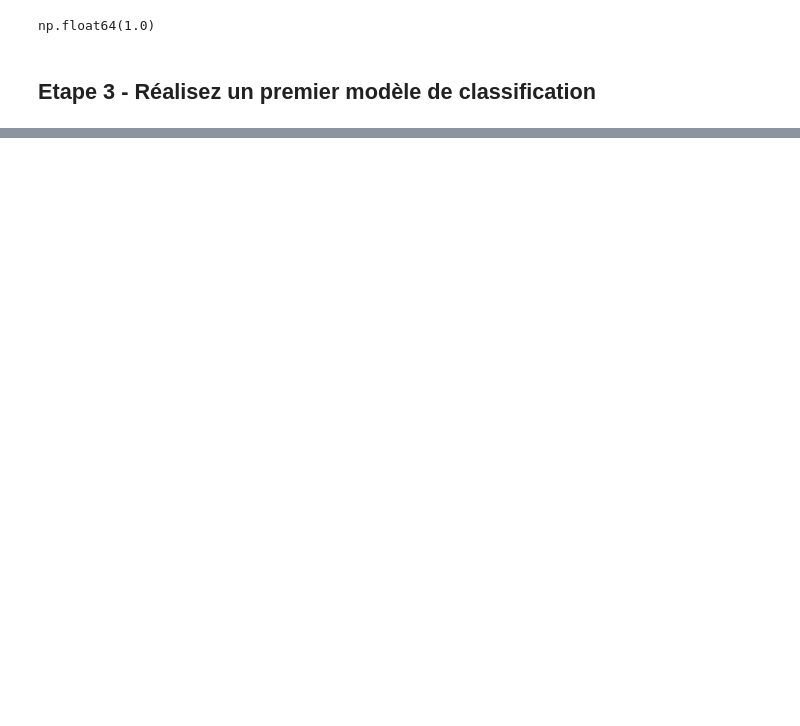
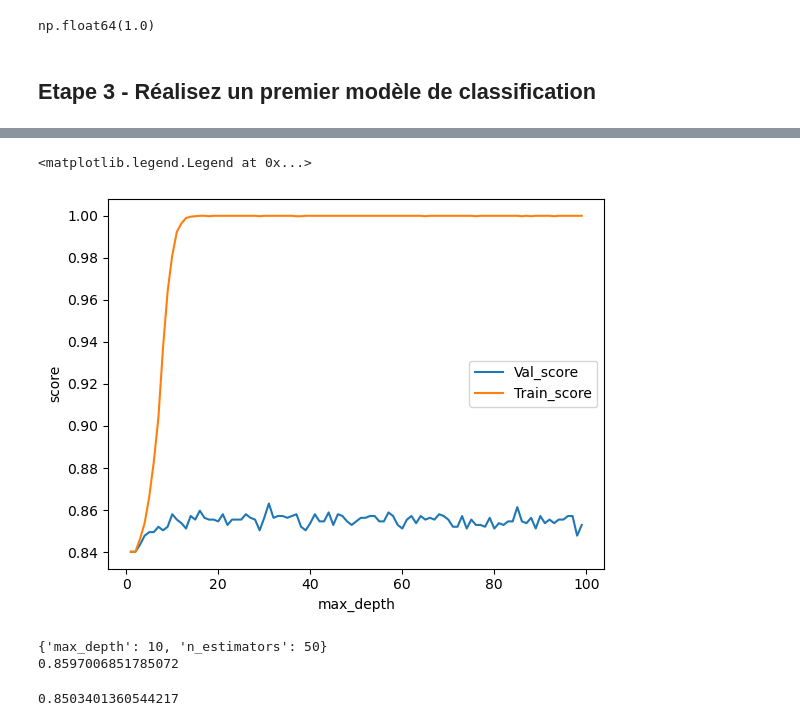
Before and after one commit to wad974/PROJET_4_IA_ENGINEER, a Jupyter notebook: notebook.ipynb, the cells around one changed output, grey strips where cells are left out. Saved outputs shown, nothing was run; the diff lists cells and outputs as text; code cells hidden in the pictures; blank space fills up the shorter version.

```diff
--- a/notebook.ipynb
+++ b/notebook.ipynb
@@ -395,0 +433,7 @@ np.float64(1.0)
+# %%
+model = RandomForestClassifier()
+index = np.arange(0, 100)
+train_score, val_score = validation_curve(model, X_train, y_train, param_name='max_depth', param_range=index, cv=5)
+print('val_score : ', val_score.shape)
+print('val_score : ', train_score.shape)
+print('val_score : ', val_score.mean(axis=1))
@@ -395,0 +460,40 @@ np.float64(1.0)
+# %%
+plt.plot(index, val_score.mean(axis=1), label='Val_score')
+plt.plot(index, train_score.mean(axis=1), label='Train_score')
+
+plt.ylabel('score')
+plt.xlabel('max_depth')
+
+plt.legend()
+# %% [output]
+<matplotlib.legend.Legend at 0x...>
+[figure, added]
+# %%
+# avant de commencer on récupere les bon hyper parametres avec gridSearchCV
+from sklearn.model_selection import GridSearchCV
+import numpy as np
+'''
+param_grid = {
+    'max_depth': np.arange(1, 50),
+    'n_estimators': np.arange(1, 50),
+}'''
+param_grid = {
+    'max_depth': [3, 5, 10, 15, 20, None],
+    'n_estimators': [50, 100, 200]
+}
+
+grid = GridSearchCV(
+    RandomForestClassifier(random_state=42),
+    param_grid=param_grid,
+    cv=5,
+    scoring='accuracy',
+    n_jobs=-1
+)
+
+grid.fit(X_train, y_train)
+
+print(grid.best_params_)
+print(grid.best_score_)
+# %% [output]
+{'max_depth': 10, 'n_estimators': 50}
+0.8597006851785072
@@ -395,0 +504,5 @@ np.float64(1.0)
+# %%
+model = grid.best_estimator_
+model.score(X_test, y_test)
+# %% [output]
+0.8503401360544217
```
Also changed, not shown: parts of 18 cells of this notebook.
